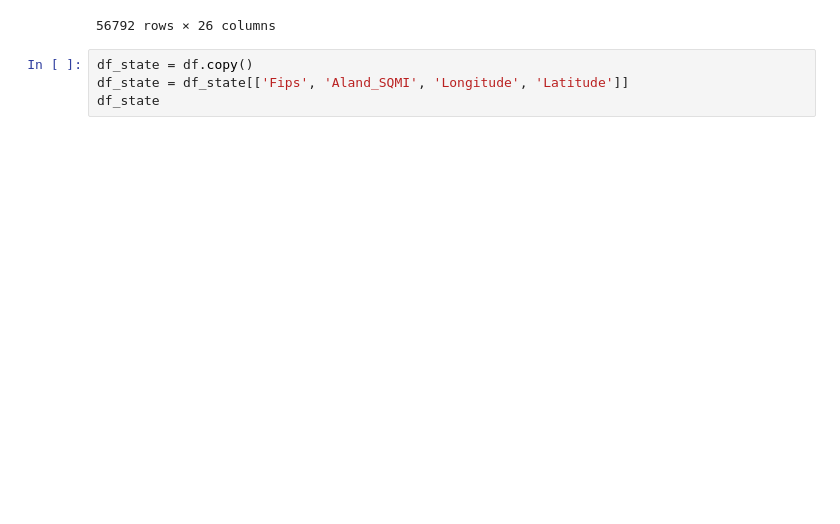
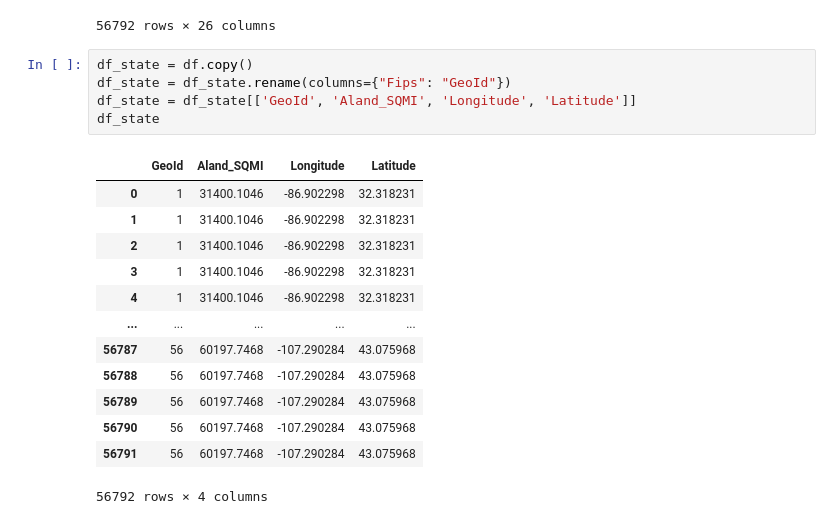
Before and after one commit to AmitMizrahi123/PredictDroughts, a Jupyter notebook: EDA/heatmap_animation.ipynb, the cells around one changed output. Drawn from its saved outputs; the diff is of its cells as text; blank space fills up the shorter version.

```diff
--- a/EDA/heatmap_animation.ipynb
+++ b/EDA/heatmap_animation.ipynb
@@ -26,5 +26,20 @@ df
 56792 rows × 26 columns
 # %%
 df_state = df.copy()
-df_state = df_state[['Fips', 'Aland_SQMI', 'Longitude', 'Latitude']]
+df_state = df_state.rename(columns={"Fips": "GeoId"})
+df_state = df_state[['GeoId', 'Aland_SQMI', 'Longitude', 'Latitude']]
 df_state
+# %% [output]
+|  | GeoId | Aland_SQMI | Longitude | Latitude |
+| 0 | 1 | 31400.1046 | -86.902298 | 32.318231 |
+| 1 | 1 | 31400.1046 | -86.902298 | 32.318231 |
+| 2 | 1 | 31400.1046 | -86.902298 | 32.318231 |
+| 3 | 1 | 31400.1046 | -86.902298 | 32.318231 |
+| 4 | 1 | 31400.1046 | -86.902298 | 32.318231 |
+| ... | ... | ... | ... | ... |
+| 56787 | 56 | 60197.7468 | -107.290284 | 43.075968 |
+| 56788 | 56 | 60197.7468 | -107.290284 | 43.075968 |
+| 56789 | 56 | 60197.7468 | -107.290284 | 43.075968 |
+| 56790 | 56 | 60197.7468 | -107.290284 | 43.075968 |
+| 56791 | 56 | 60197.7468 | -107.290284 | 43.075968 |
+56792 rows × 4 columns
```
Also changed, not shown: parts of 4 cells of this notebook, 2 other files.
